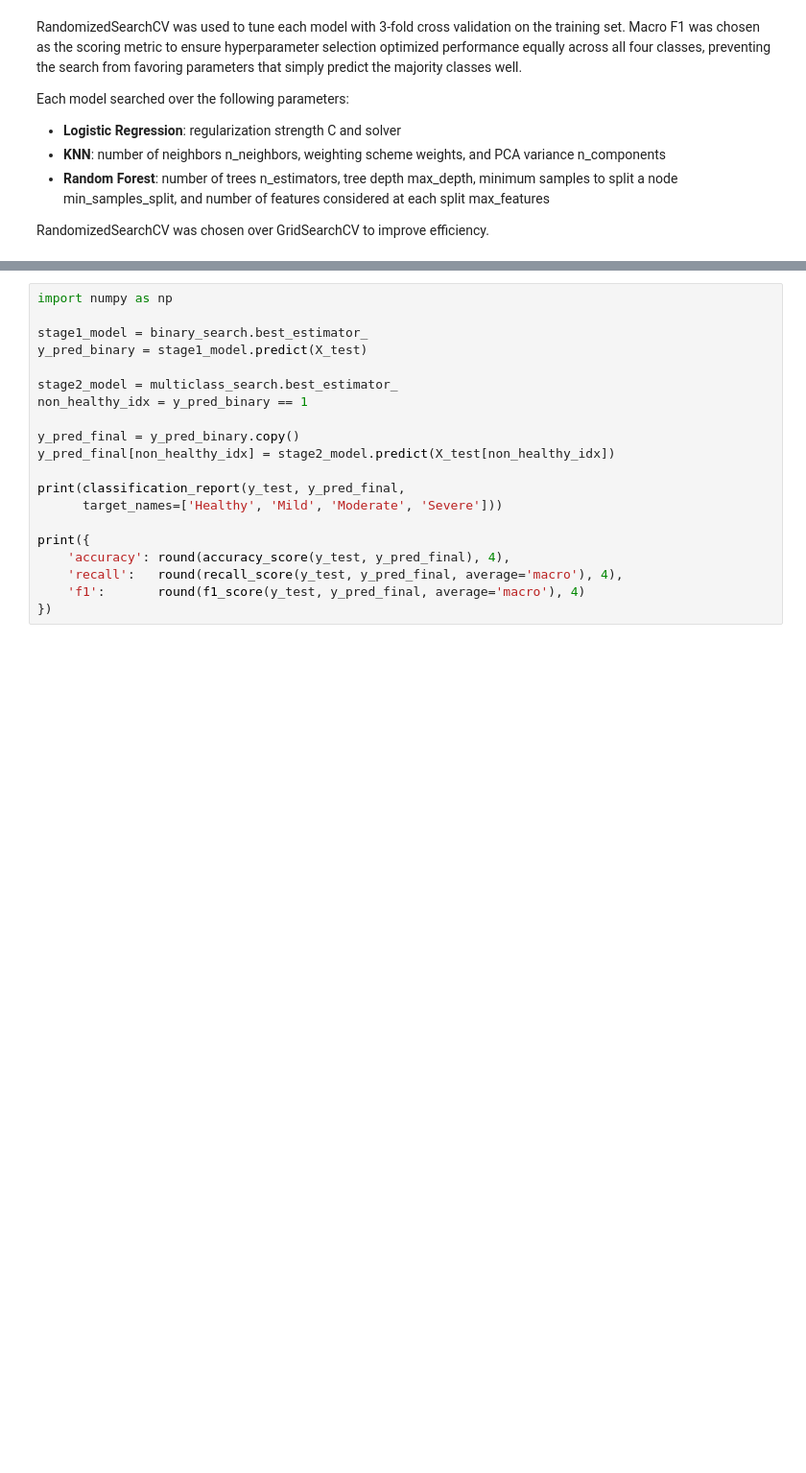
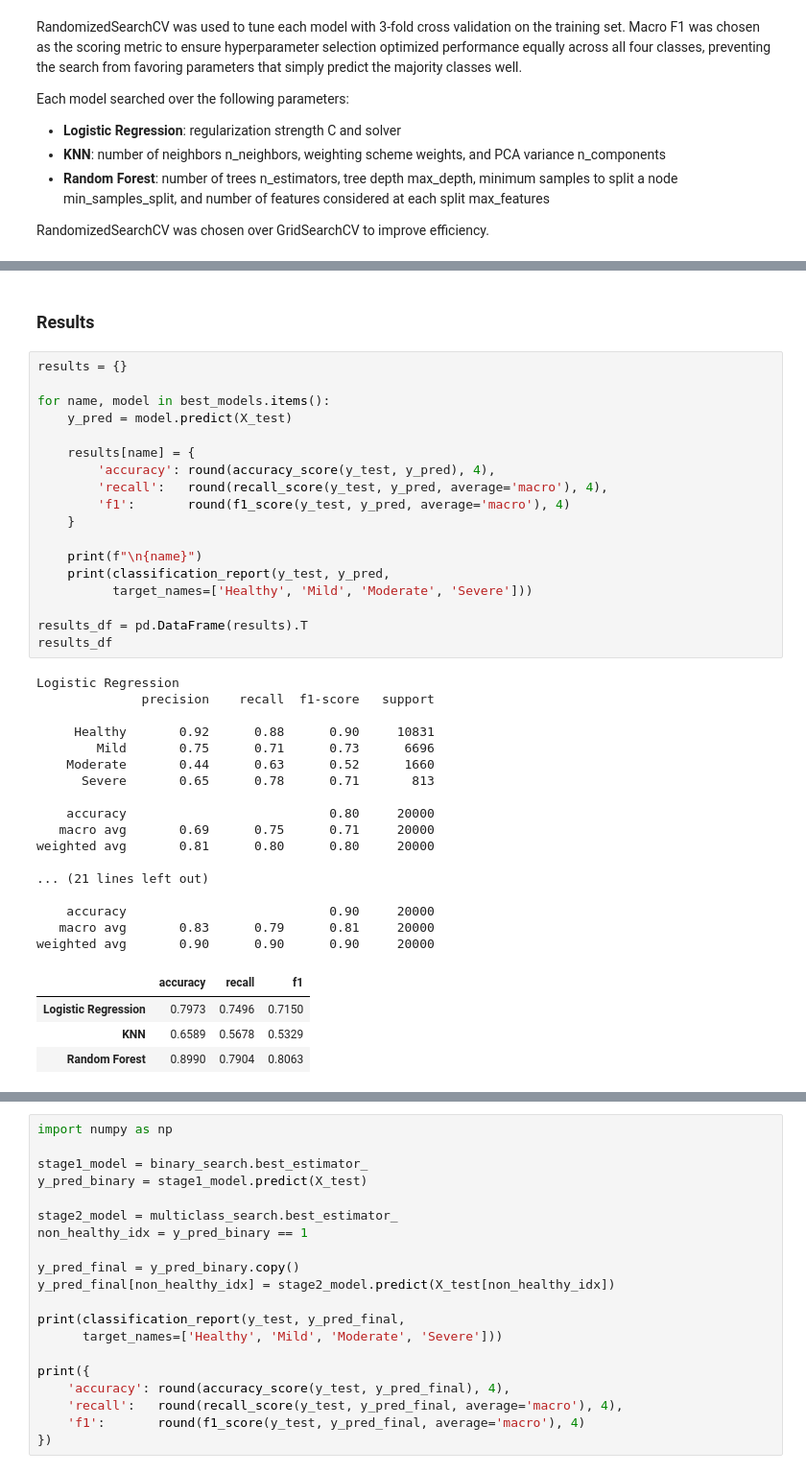
Before and after one commit to ashaypatla/sleep-health-analysis, a Jupyter notebook: classification.ipynb, the cells around one changed output, grey strips where cells are left out. Shown at 96% size. Saved outputs shown, nothing was run; the diff lists cells and outputs as text; blank space fills up the shorter version.

```diff
--- a/classification.ipynb
+++ b/classification.ipynb
@@ -166,0 +202,42 @@ stage 1 cv F1: 0.9592
+# %% [markdown]
+### Results
+# %%
+results = {}
+
+for name, model in best_models.items():
+    y_pred = model.predict(X_test)
+
+    results[name] = {
+        'accuracy': round(accuracy_score(y_test, y_pred), 4),
+        'recall':   round(recall_score(y_test, y_pred, average='macro'), 4),
+        'f1':       round(f1_score(y_test, y_pred, average='macro'), 4)
+    }
+
+    print(f"\n{name}")
+    print(classification_report(y_test, y_pred,
+          target_names=['Healthy', 'Mild', 'Moderate', 'Severe']))
+
+results_df = pd.DataFrame(results).T
+results_df
+# %% [output]
+Logistic Regression
+              precision    recall  f1-score   support
+
+     Healthy       0.92      0.88      0.90     10831
+        Mild       0.75      0.71      0.73      6696
+    Moderate       0.44      0.63      0.52      1660
+      Severe       0.65      0.78      0.71       813
+
+    accuracy                           0.80     20000
+   macro avg       0.69      0.75      0.71     20000
+weighted avg       0.81      0.80      0.80     20000
+
+... (21 lines left out)
+
+    accuracy                           0.90     20000
+   macro avg       0.83      0.79      0.81     20000
+weighted avg       0.90      0.90      0.90     20000
+|  | accuracy | recall | f1 |
+| Logistic Regression | 0.7973 | 0.7496 | 0.7150 |
+| KNN | 0.6589 | 0.5678 | 0.5329 |
+| Random Forest | 0.8990 | 0.7904 | 0.8063 |
```
Also changed, not shown: parts of 8 cells of this notebook.
